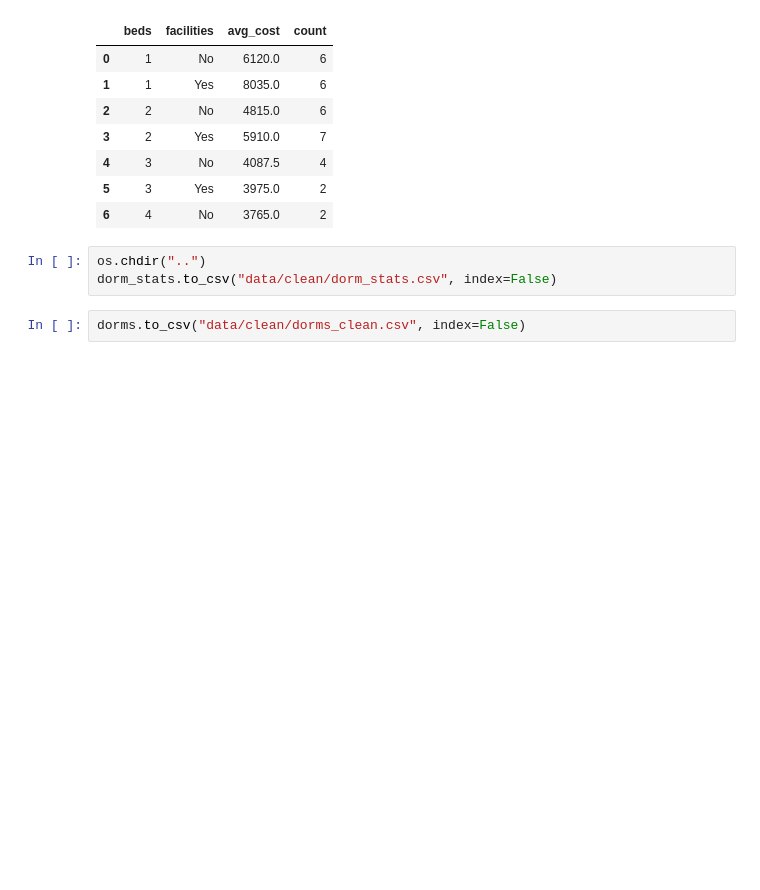
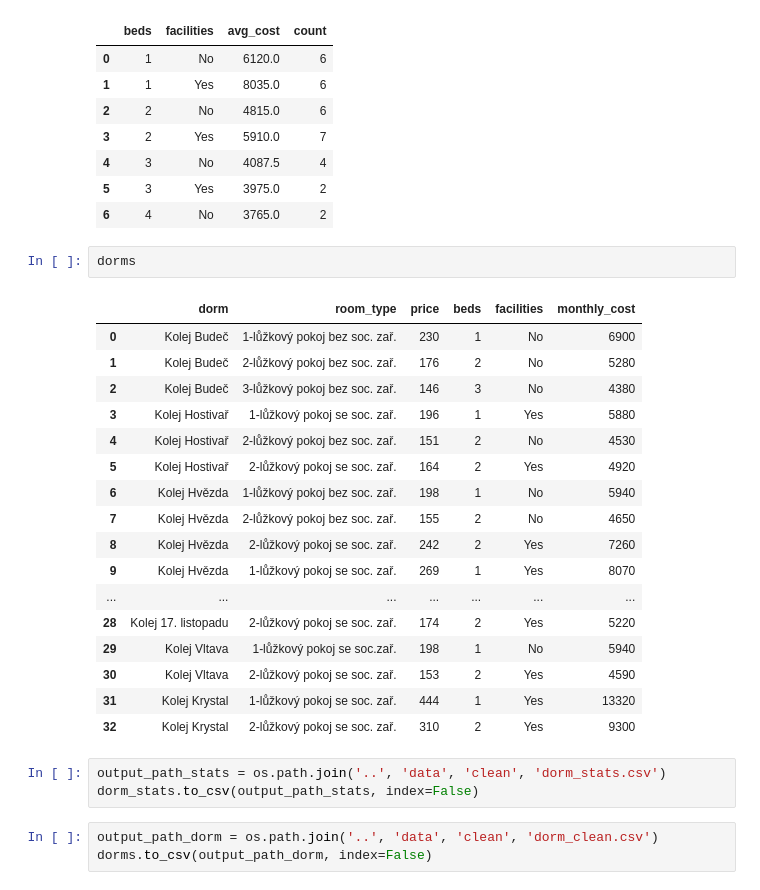
Before and after one commit to haeronwen/project, a Jupyter notebook: source_code/2_dorm_cleaner.ipynb, the cells around one changed output. Saved outputs shown, nothing was run; the diff lists cells and outputs as text; blank space fills up the shorter version.

Commit message:
dorm cleaning

```diff
--- a/source_code/2_dorm_cleaner.ipynb
+++ b/source_code/2_dorm_cleaner.ipynb
@@ -33,8 +33,29 @@ dorm_stats
 | 4 | 3 | No | 4087.5 | 4 |
 | 5 | 3 | Yes | 3975.0 | 2 |
 | 6 | 4 | No | 3765.0 | 2 |
-# %%
-os.chdir("..")
-dorm_stats.to_csv("data/clean/dorm_stats.csv", index=False)
-# %%
-dorms.to_csv("data/clean/dorms_clean.csv", index=False)
+# %%
+dorms
+# %% [output]
+|  | dorm | room_type | price | beds | facilities | monthly_cost |
+| 0 | Kolej Budeč | 1-lůžkový pokoj bez soc. zař. | 230 | 1 | No | 6900 |
+| 1 | Kolej Budeč | 2-lůžkový pokoj bez soc. zař. | 176 | 2 | No | 5280 |
+| 2 | Kolej Budeč | 3-lůžkový pokoj bez soc. zař. | 146 | 3 | No | 4380 |
+| 3 | Kolej Hostivař | 1-lůžkový pokoj se soc. zař. | 196 | 1 | Yes | 5880 |
+| 4 | Kolej Hostivař | 2-lůžkový pokoj bez soc. zař. | 151 | 2 | No | 4530 |
+| 5 | Kolej Hostivař | 2-lůžkový pokoj se soc. zař. | 164 | 2 | Yes | 4920 |
+| 6 | Kolej Hvězda | 1-lůžkový pokoj bez soc. zař. | 198 | 1 | No | 5940 |
+| 7 | Kolej Hvězda | 2-lůžkový pokoj bez soc. zař. | 155 | 2 | No | 4650 |
+| 8 | Kolej Hvězda | 2-lůžkový pokoj se soc. zař. | 242 | 2 | Yes | 7260 |
+| 9 | Kolej Hvězda | 1-lůžkový pokoj se soc. zař. | 269 | 1 | Yes | 8070 |
+| ... | ... | ... | ... | ... | ... | ... |
+| 28 | Kolej 17. listopadu | 2-lůžkový pokoj se soc. zař. | 174 | 2 | Yes | 5220 |
+| 29 | Kolej Vltava | 1-lůžkový pokoj se soc.zař. | 198 | 1 | No | 5940 |
+| 30 | Kolej Vltava | 2-lůžkový pokoj se soc. zař. | 153 | 2 | Yes | 4590 |
+| 31 | Kolej Krystal | 1-lůžkový pokoj se soc. zař. | 444 | 1 | Yes | 13320 |
+| 32 | Kolej Krystal | 2-lůžkový pokoj se soc. zař. | 310 | 2 | Yes | 9300 |
+# %%
+output_path_stats = os.path.join('..', 'data', 'clean', 'dorm_stats.csv')
+dorm_stats.to_csv(output_path_stats, index=False)
+# %%
+output_path_dorm = os.path.join('..', 'data', 'clean', 'dorm_clean.csv')
+dorms.to_csv(output_path_dorm, index=False)
```
Also changed, not shown: 4 other files.
